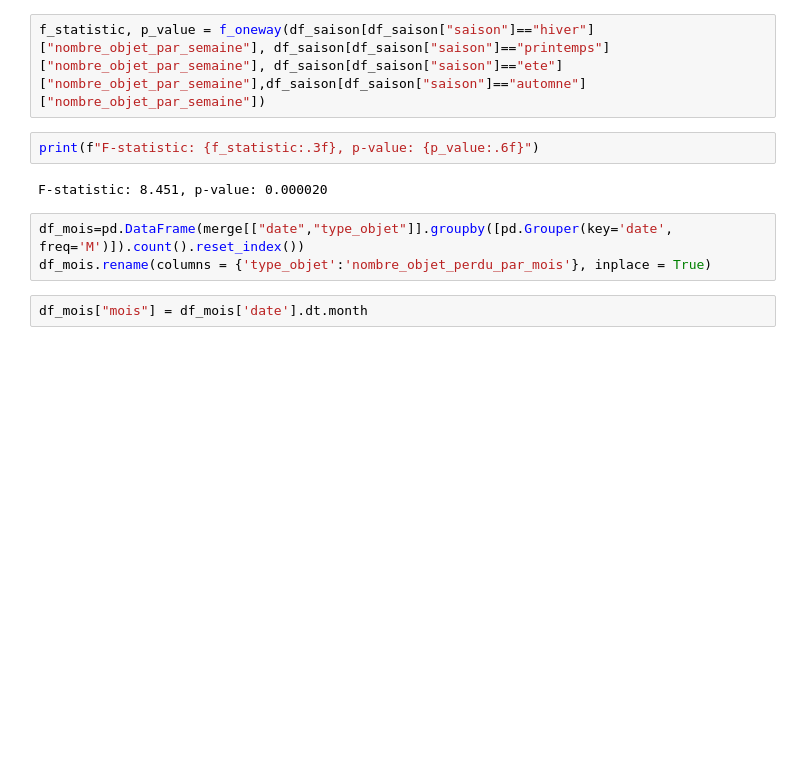
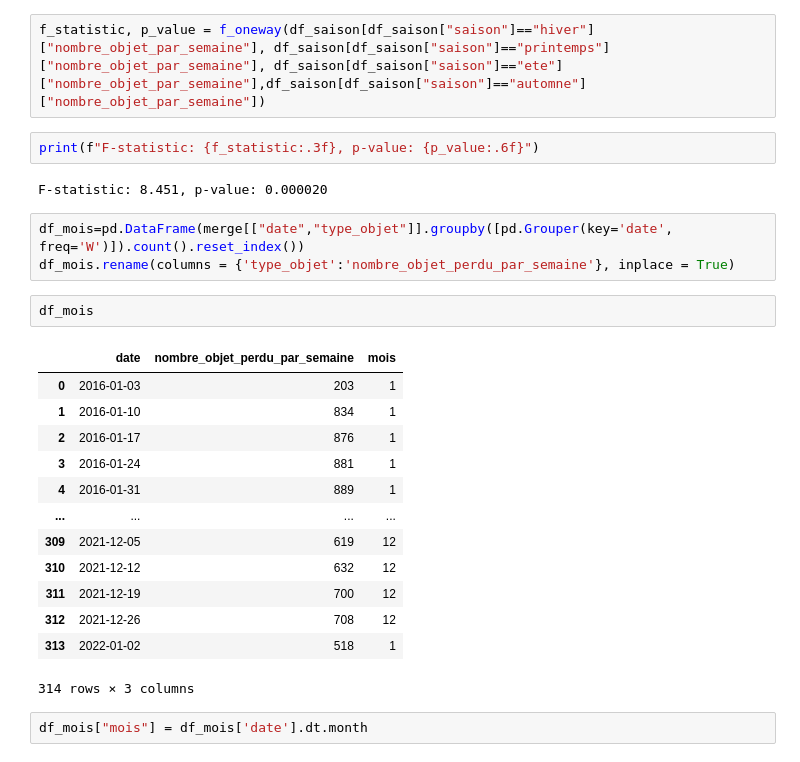
Before and after one commit to StevenDelval/brief_Lost_in_translation, a Jupyter notebook: datascience.ipynb, the cells around one changed output. Cells and saved outputs as stored; diff of their text form; blank space fills up the shorter version.

```diff
--- a/datascience.ipynb
+++ b/datascience.ipynb
@@ -210,8 +210,24 @@ print(f"F-statistic: {f_statistic:.3f}, p-value: {p_value:.6f}")
 # %% [output]
 F-statistic: 8.451, p-value: 0.000020
 # %%
-df_mois=pd.DataFrame(merge[["date","type_objet"]].groupby([pd.Grouper(key='date', freq='M')]).count().reset_index())
-df_mois.rename(columns = {'type_objet':'nombre_objet_perdu_par_mois'}, inplace = True)
+df_mois=pd.DataFrame(merge[["date","type_objet"]].groupby([pd.Grouper(key='date', freq='W')]).count().reset_index())
+df_mois.rename(columns = {'type_objet':'nombre_objet_perdu_par_semaine'}, inplace = True)
+# %%
+df_mois
+# %% [output]
+|  | date | nombre_objet_perdu_par_semaine | mois |
+| 0 | 2016-01-03 | 203 | 1 |
+| 1 | 2016-01-10 | 834 | 1 |
+| 2 | 2016-01-17 | 876 | 1 |
+| 3 | 2016-01-24 | 881 | 1 |
+| 4 | 2016-01-31 | 889 | 1 |
+| ... | ... | ... | ... |
+| 309 | 2021-12-05 | 619 | 12 |
+| 310 | 2021-12-12 | 632 | 12 |
+| 311 | 2021-12-19 | 700 | 12 |
+| 312 | 2021-12-26 | 708 | 12 |
+| 313 | 2022-01-02 | 518 | 1 |
+314 rows × 3 columns
 # %%
 df_mois["mois"] = df_mois['date'].dt.month
 # %%
```
Also changed, not shown: parts of 4 cells of this notebook.
